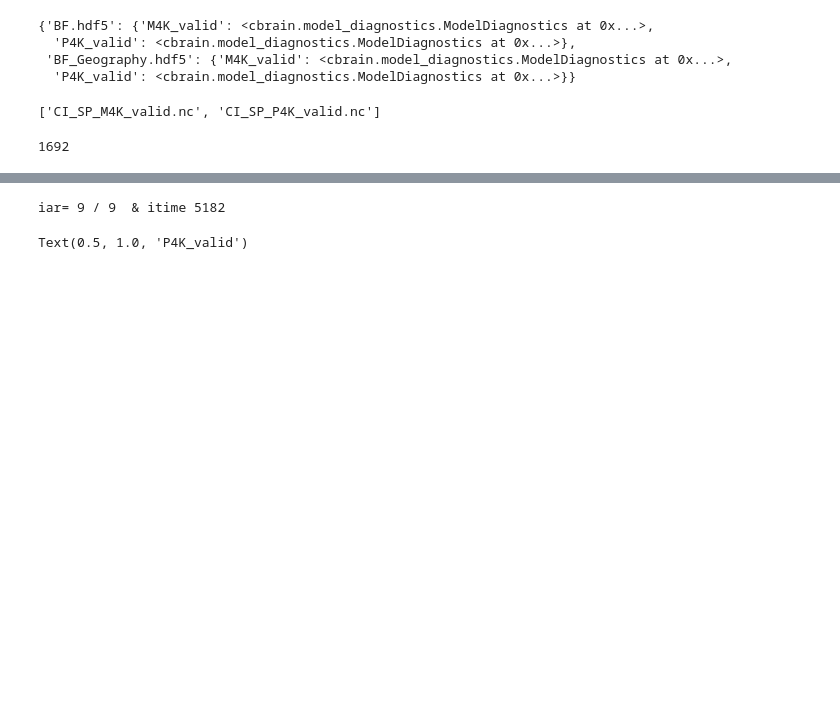
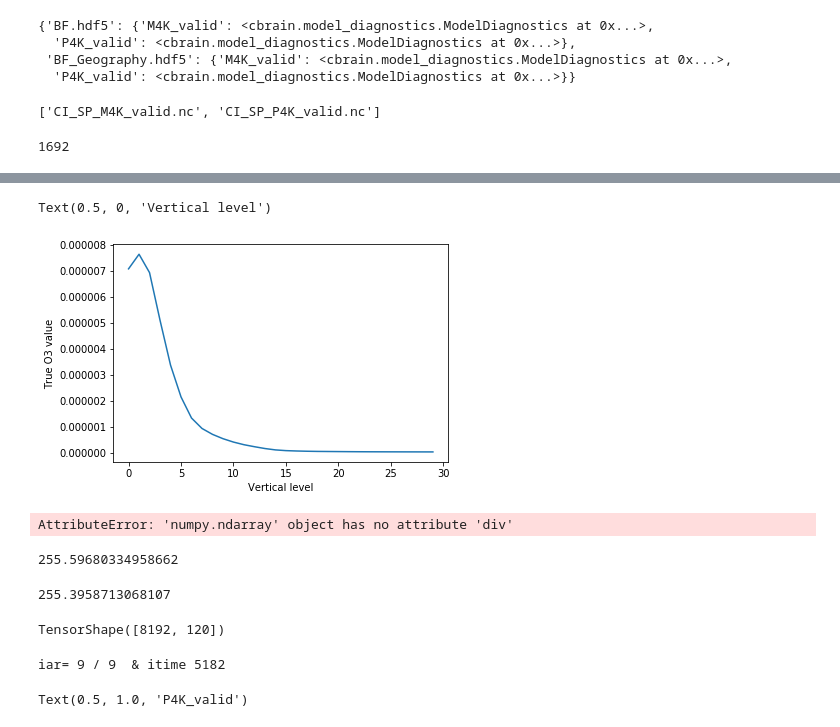
Before and after one commit to BradleyStanleyClamp/CBRAIN-CAM-MLINV, a Jupyter notebook: notebooks/tbeucler_devlog/048_Ankitesh_BF_Notebook_For_David.ipynb, the cells around one changed output, grey strips where cells are left out. Drawn from its saved outputs; the diff is of its cells as text; code cells hidden in the pictures; blank space fills up the shorter version.

```diff
--- a/notebooks/tbeucler_devlog/048_Ankitesh_BF_Notebook_For_David.ipynb
+++ b/notebooks/tbeucler_devlog/048_Ankitesh_BF_Notebook_For_David.ipynb
@@ -587,0 +724,13 @@ t_random = np.random.choice(np.linspace(0,1691,1692),size=((Nt,)),replace=False)
+# %%
+plt.plot(np.mean(INP[NNs][:,:,60:90,:],axis=(0,1,3))*\
+         train_gen_O3.input_transform.div[60:90]+\
+         train_gen_O3.input_transform.sub[60:90])
+plt.ylabel('True O3 value')
+plt.xlabel('Vertical level')
+# %% [output]
+Text(0.5, 0, 'Vertical level')
+[figure, added]
+# %%
+inp.div
+# %% [output]
+AttributeError: 'numpy.ndarray' object has no attribute 'div'
@@ -588 +739,13 @@ t_random = np.random.choice(np.linspace(0,1691,1692),size=((Nt,)),replace=False)
+# %%
+MSE['2021_01_25_O3'].mean()
+# %% [output]
+255.59680334958662
+# %%
+MSE['2021_01_25_noO3'].mean()
+# %% [output]
+255.3958713068107
+# %%
+p.shape
+# %% [output]
+TensorShape([8192, 120])
 # %%
```
Also changed, not shown: parts of 19 cells of this notebook.
